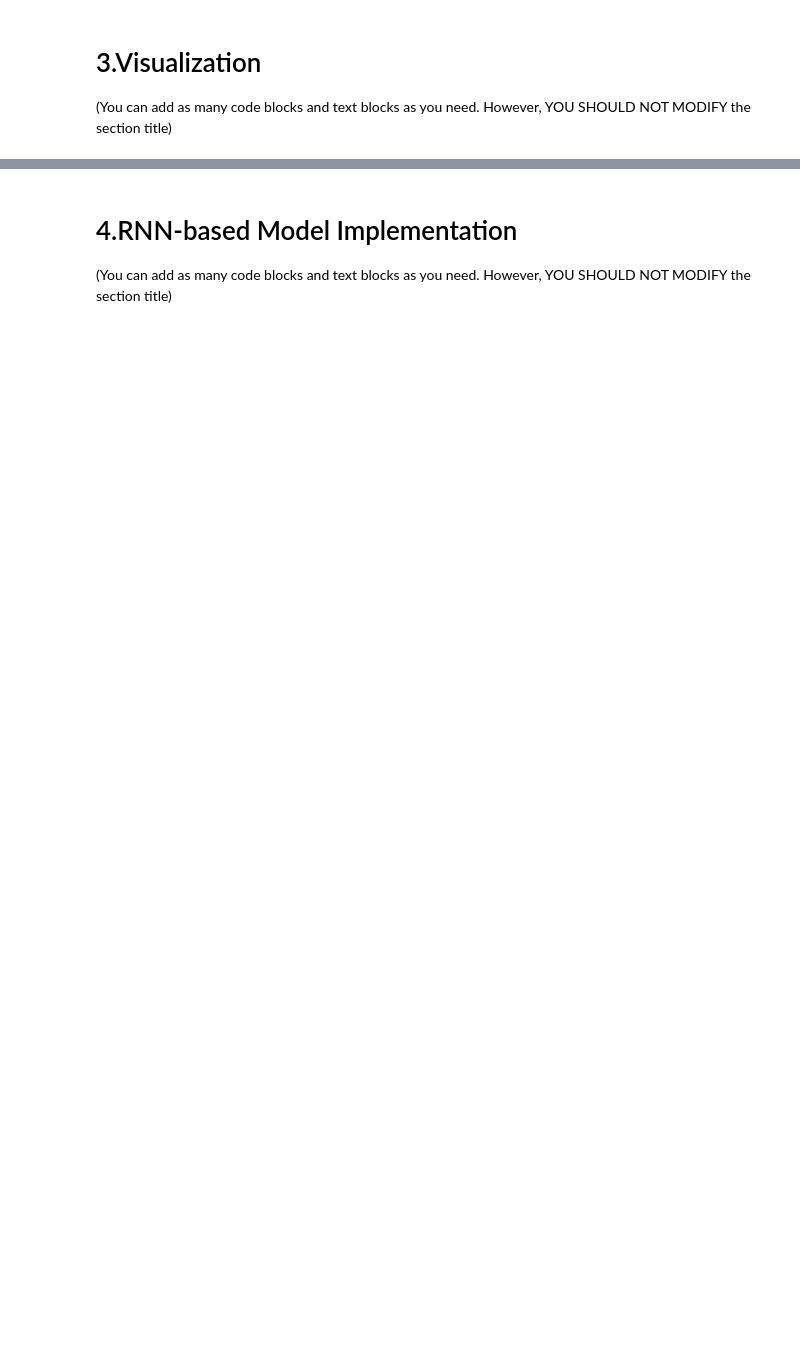
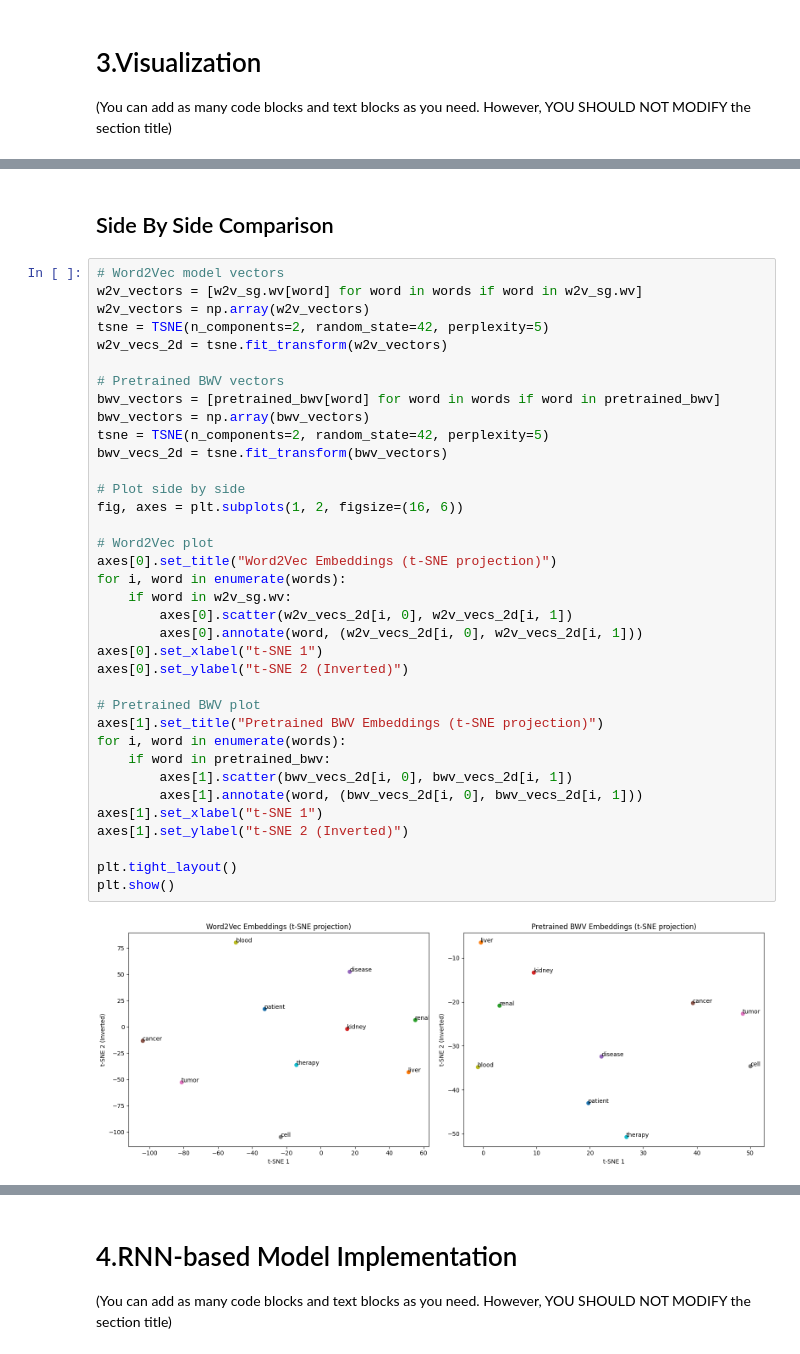
Before and after one commit to JHarvey01/CITS4012IndividualProject, a Jupyter notebook: A1_dataset_2025/CITS4012_22979342.ipynb, the cells around one changed output, grey strips where cells are left out. Drawn from its saved outputs; the diff is of its cells as text; blank space fills up the shorter version.

```diff
--- a/A1_dataset_2025/CITS4012_22979342.ipynb
+++ b/A1_dataset_2025/CITS4012_22979342.ipynb
@@ -87,0 +200,40 @@ First 10 words in vocabulary: ['the', 'of', 'and', 'in', 'to', 'a', 'with', 'for
+# %% [markdown]
+## Side By Side Comparison
+# %%
+# Word2Vec model vectors
+w2v_vectors = [w2v_sg.wv[word] for word in words if word in w2v_sg.wv]
+w2v_vectors = np.array(w2v_vectors)
+tsne = TSNE(n_components=2, random_state=42, perplexity=5)
+w2v_vecs_2d = tsne.fit_transform(w2v_vectors)
+
+# Pretrained BWV vectors
+bwv_vectors = [pretrained_bwv[word] for word in words if word in pretrained_bwv]
+bwv_vectors = np.array(bwv_vectors)
+tsne = TSNE(n_components=2, random_state=42, perplexity=5)
+bwv_vecs_2d = tsne.fit_transform(bwv_vectors)
+
+# Plot side by side
+fig, axes = plt.subplots(1, 2, figsize=(16, 6))
+
+# Word2Vec plot
+axes[0].set_title("Word2Vec Embeddings (t-SNE projection)")
+for i, word in enumerate(words):
+    if word in w2v_sg.wv:
+        axes[0].scatter(w2v_vecs_2d[i, 0], w2v_vecs_2d[i, 1])
+        axes[0].annotate(word, (w2v_vecs_2d[i, 0], w2v_vecs_2d[i, 1]))
+axes[0].set_xlabel("t-SNE 1")
+axes[0].set_ylabel("t-SNE 2 (Inverted)")
+
+# Pretrained BWV plot
+axes[1].set_title("Pretrained BWV Embeddings (t-SNE projection)")
+for i, word in enumerate(words):
+    if word in pretrained_bwv:
+        axes[1].scatter(bwv_vecs_2d[i, 0], bwv_vecs_2d[i, 1])
+        axes[1].annotate(word, (bwv_vecs_2d[i, 0], bwv_vecs_2d[i, 1]))
+axes[1].set_xlabel("t-SNE 1")
+axes[1].set_ylabel("t-SNE 2 (Inverted)")
+
+plt.tight_layout()
+plt.show()
+# %% [output]
+[figure, added]
```
Also changed, not shown: parts of 43 cells of this notebook, 2 other files.
